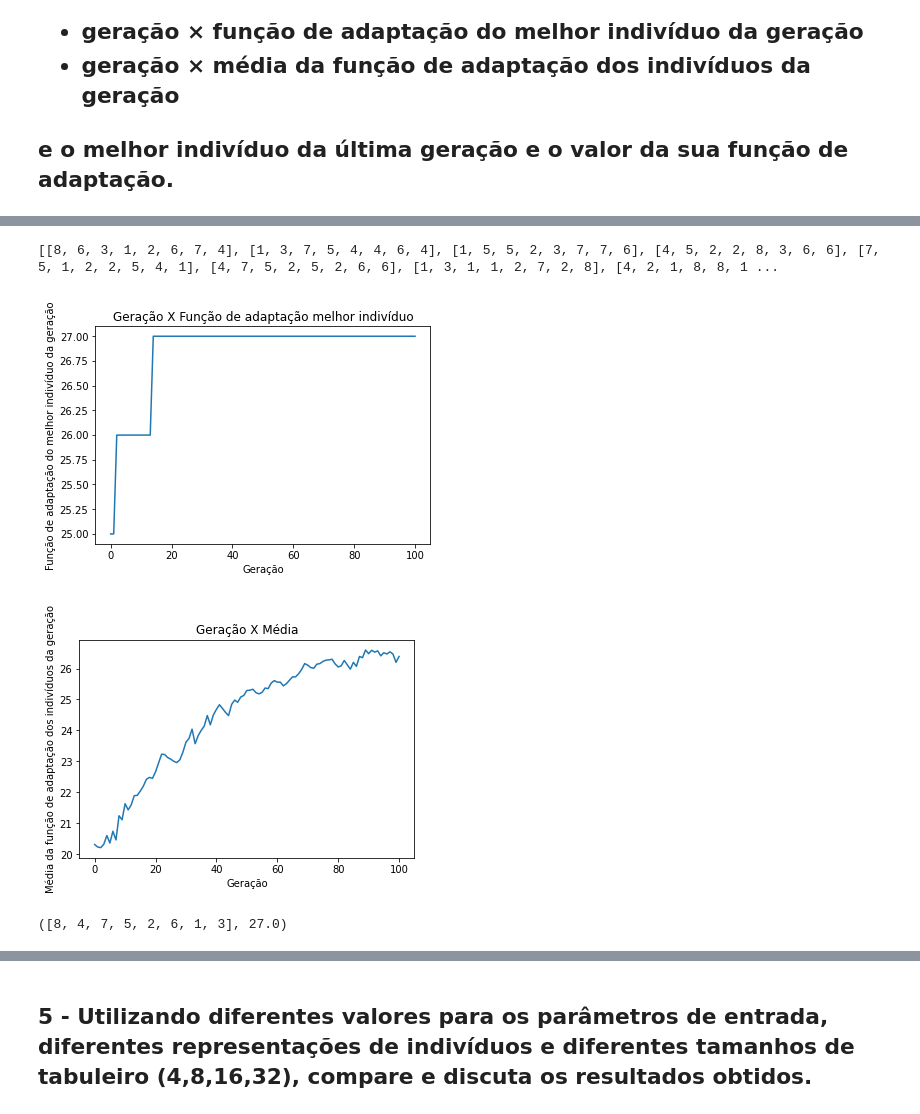
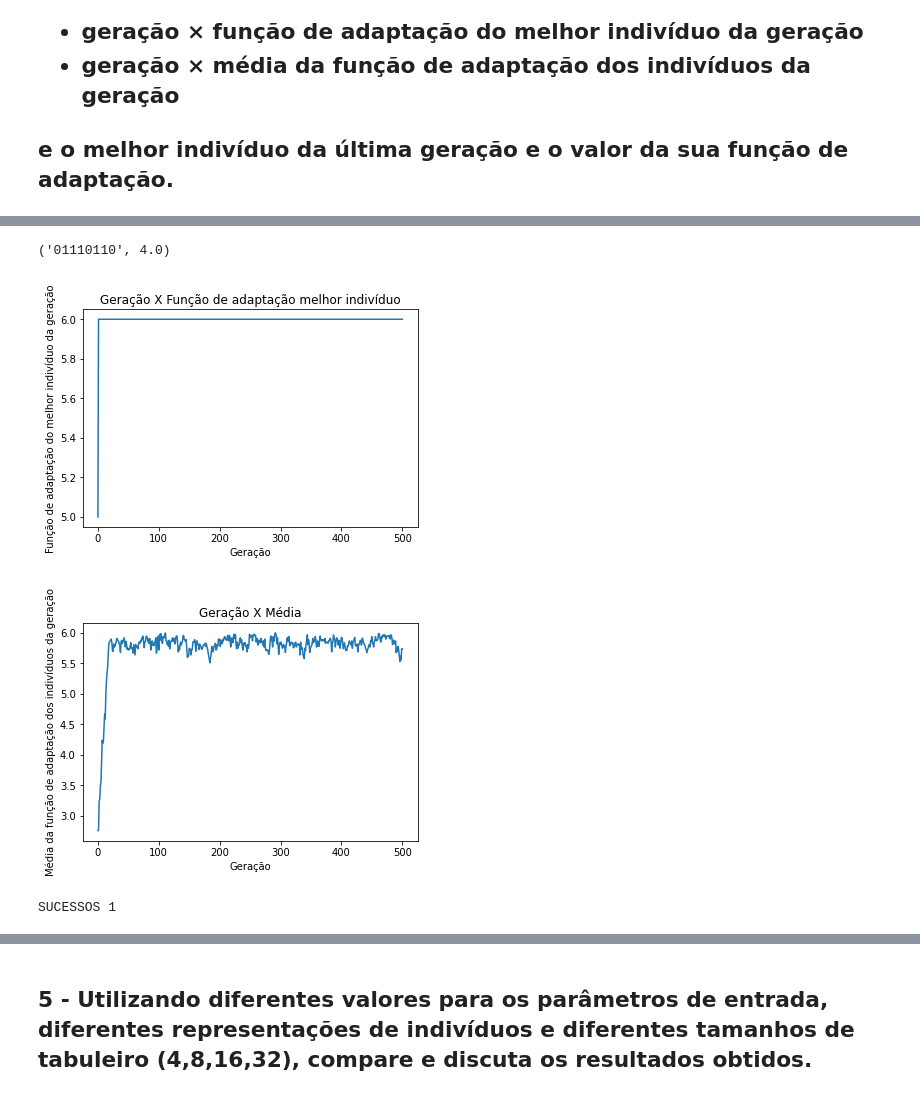
Before and after one commit to siliconemonster/IA-2020.1, a Jupyter notebook: Algoritmo_Genetico.ipynb, the cells around one changed output, grey strips where cells are left out. Drawn from its saved outputs; the diff is of its cells as text; code cells hidden in the pictures.

```diff
--- a/Algoritmo_Genetico.ipynb
+++ b/Algoritmo_Genetico.ipynb
@@ -35,7 +35,7 @@ def geraTabuleiro(n):
   tabuleiro = []
 
   for x in range(n):
-    posicaoRainha = random.randint(1, n)
+    posicaoRainha = random.randint(0, n-1)
     tabuleiro.append(posicaoRainha)
 
   return tabuleiro
@@ -181,7 +248,7 @@ def selecao(populacao):
     esquerda = 0
     direita = roleta[0]
     j = 0
-    while(True):
+    while True:
       if sorteado == 0:
         populacao_int.append(populacao[j])
         break
@@ -346,9 +490,32 @@ achaMelhorIndividuo(pop)
+# %%
+def achaMelhorIndividuo_Binario(populacao, tam_tabuleiro):
+  n = len(populacao)
+  melhor = populacao[0]
+  populacao_decimal = transformaBinparaDecimal(populacao, tam_tabuleiro)
+  melhor_decimal = populacao_decimal[0]
+  melhor_atq =avaliaAtaques(populacao_decimal[0])
+
+  for i in range(1, n):
+    aux = avaliaAtaques(populacao_decimal[i])
+    if melhor_atq > aux:
+      melhor_atq = aux
+      melhor = populacao[i]
+      melhor_decimal = populacao_decimal[i]
+
+  melhor_f = funcaoFitness(melhor_decimal)
+
+  return melhor, melhor_f
+
+pop = geraPopulacao_Binario(6, 4)
+achaMelhorIndividuo_Binario(pop, 4)
+# %% [output]
+('01110110', 4.0)
 # %%
 def genetico(tam_populacao, max_geracoes, probCrossover, probMutacao, elitismo):
-  n = 8
+  n = 4
   populacao = geraPopulacao(tam_populacao, n)
   geracao = 0
-  print(populacao)
+  #print(populacao)
 
   x_geracao = [geracao]
   y_media = []
@@ -392,6 +559,7 @@ def genetico(tam_populacao, max_geracoes, probCrossover, probMutacao, elitismo):
         probCalculada = random.uniform(0, 1)
         if probCalculada <= probMutacao:
           novo_individuo = mutacao(pop_inter2[i])
+          #novo_individuo = mutacao_b(pop_inter2[i])
           nova_geracao.append(novo_individuo)
         else:
           nova_geracao.append(pop_inter2[i])
@@ -441,14 +609,16 @@ def genetico(tam_populacao, max_geracoes, probCrossover, probMutacao, elitismo):
   else:
 
     while geracao < max_geracoes:
+      #print("POPULACAO INICIO " + str(populacao))
       nova_geracao = []
       melhor, melhor_f = achaMelhorIndividuo(populacao)
+      #print("MELHOR " + str(melhor) + "FITNESS " + str(melhor_f))
       nova_geracao.append(melhor) #ocupamos um espaço na nova geração, sendo que nova geração tem no máximo tam_populacao
-      #print("NOVA GERACAO " + str(nova_geracao))
+      #print("NOVA GERACAO INICIO " + str(nova_geracao))
       y_melhorF.append(melhor_f)
 
       # FAZ A SELEÇÃO
-      #pop_inter1 = []
+      pop_inter1 = []
       pop_inter1 = selecao(populacao)
       #print("POP INTER1: " + str(pop_inter1))
       #print("Pop inter1" + str(pop_inter1))
@@ -457,11 +627,11 @@ def genetico(tam_populacao, max_geracoes, probCrossover, probMutacao, elitismo):
       pop_inter2 = [] #vai armazenar o que veio do crossover
       while len(pop_inter1) > 0:
         aux1 = random.randint(0, len(pop_inter1)-1) #sorteio as mães
-        mae1 = pop_inter1[aux1]
+        mae1 = pop_inter1[aux1].copy()
         pop_inter1.pop(aux1) #já retiro para não ter chance de sortear o mesmo duas vezes
 
         aux2 = random.randint(0, len(pop_inter1)-1)
-        mae2 = pop_inter1[aux2]
+        mae2 = pop_inter1[aux2].copy()
         pop_inter1.pop(aux2)
 
         probCalculada = random.uniform(0, 1)
@@ -478,8 +648,10 @@ def genetico(tam_populacao, max_geracoes, probCrossover, probMutacao, elitismo):
       pop_inter3 = []
       for i in range(len(pop_inter2)): #ver quem vai sofrer mutacao
         probCalculada = random.uniform(0, 1)
+        novo_individuo = []
         if probCalculada <= probMutacao:
           novo_individuo = mutacao(pop_inter2[i])
+          #novo_individuo = mutacao_b(pop_inter2[i])
           pop_inter3.append(novo_individuo)
         else:
           pop_inter3.append(pop_inter2[i])
@@ -509,36 +681,43 @@ def genetico(tam_populacao, max_geracoes, probCrossover, probMutacao, elitismo):
       t, soma_total_nova = roletaViciada(nova_geracao)
       media_nova = soma_total_nova/tam_populacao
 
-      populacao = nova_geracao
+      populacao = nova_geracao.copy()
       #print("POP NOVA " + str(populacao))
       geracao = geracao + 1
       x_geracao.append(geracao)
+      #print("---------------------------------------------------------------------------------------------")
 
     y_melhorF.append(melhor_f)
     y_media.append(media_nova)
 
 
   ## PLOTANDO O GRÁFICO 1
   plt.plot(x_geracao, y_melhorF)
   plt.xlabel('Geração')
   plt.ylabel('Função de adaptação do melhor indivíduo da geração')
   plt.title('Geração X Função de adaptação melhor indivíduo')
   plt.show()
 
   ## PLOTANDO O GRÁFICO 2
   plt.plot(x_geracao, y_media)
   plt.xlabel('Geração')
   plt.ylabel('Média da função de adaptação dos indivíduos da geração')
   plt.title('Geração X Média')
   plt.show()
 
   #print(x_geracao)
   #print(y_melhorF)
   #print("GERACAO " + str(geracao))
   return melhor, melhor_f
-genetico(100, 100, 0.8, 0.01, True)
+
+sucesso = 0
+for tentativa in range(1):
+  melhor, melhor_f = genetico(100, 500, 0.85, 0.02, True)
+  if melhor_f == 6.0:
+    sucesso = sucesso+1
+
+print("SUCESSOS " + str(sucesso))
 # %% [output]
-[[8, 6, 3, 1, 2, 6, 7, 4], [1, 3, 7, 5, 4, 4, 6, 4], [1, 5, 5, 2, 3, 7, 7, 6], [4, 5, 2, 2, 8, 3, 6, 6], [7, 5, 1, 2, 2, 5, 4, 1], [4, 7, 5, 2, 5, 2, 6, 6], [1, 3, 1, 1, 2, 7, 2, 8], [4, 2, 1, 8, 8, 1 ...
-[figure, old version]
+[figure, new version]
-[figure, old version]
+[figure, new version]
-([8, 4, 7, 5, 2, 6, 1, 3], 27.0)
+SUCESSOS 1
```
Also changed, not shown: parts of 21 cells of this notebook.
